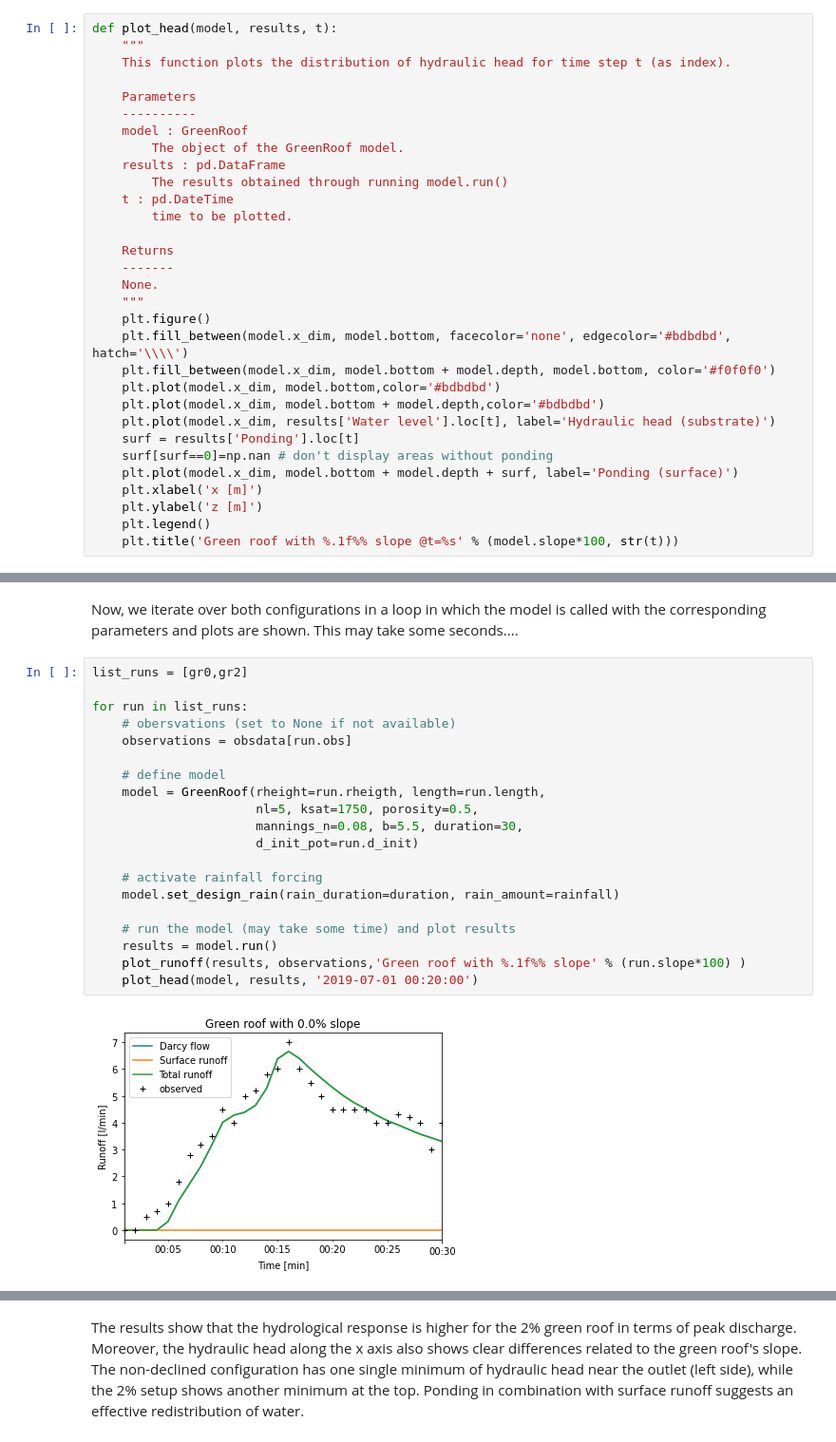
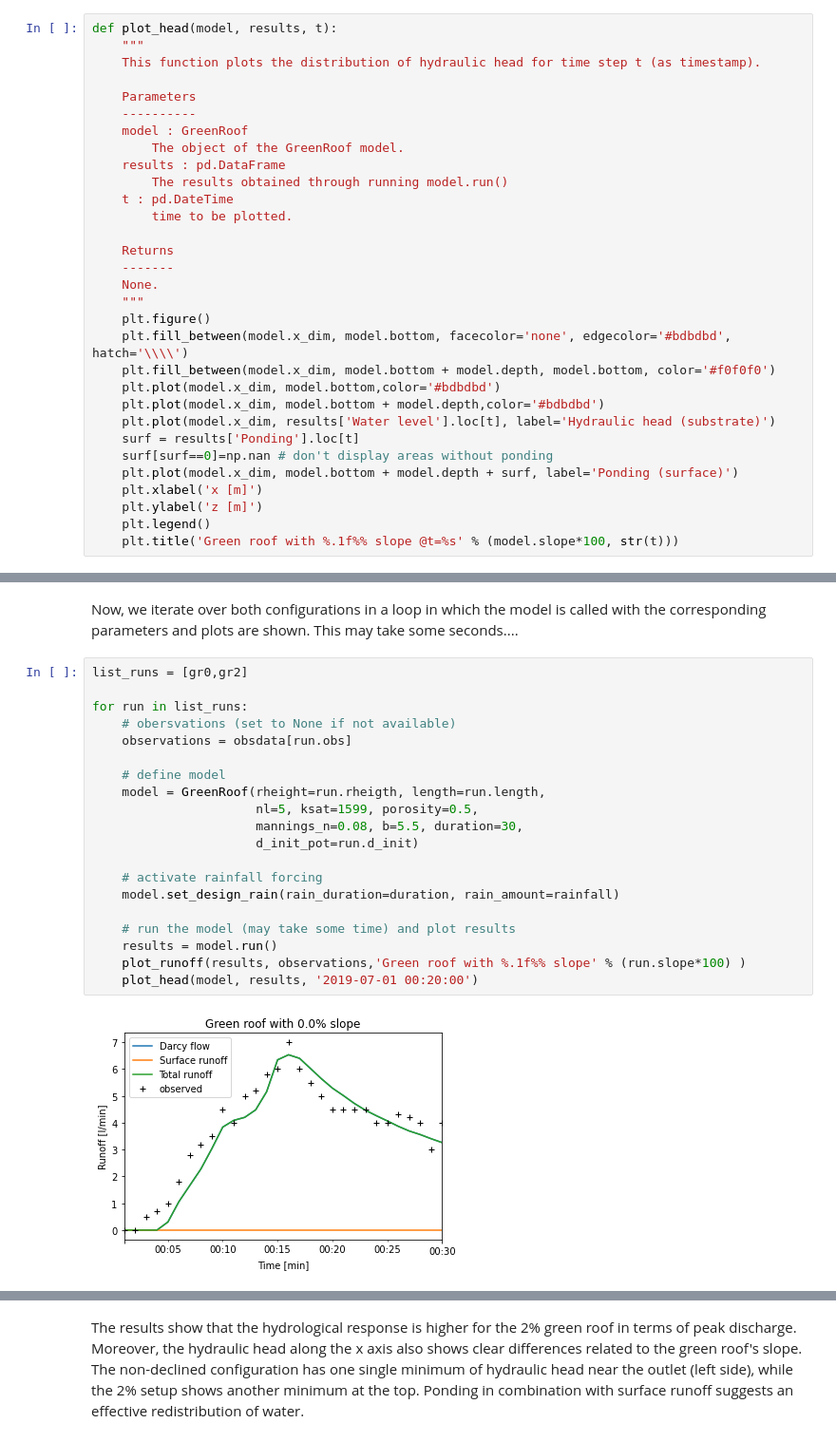
Before and after one commit to kristianfoerster/greenroof, a Jupyter notebook: Greenroof_test.ipynb, the cells around one changed output, grey strips where cells are left out. Shown: that part at 95% size. Saved outputs shown, nothing was run; the diff lists cells and outputs as text.

```diff
--- a/Greenroof_test.ipynb
+++ b/Greenroof_test.ipynb
@@ -47,7 +47,7 @@ def plot_runoff(df, obsdata=None, title=None):
 # %%
 def plot_head(model, results, t):
     """
-    This function plots the distribution of hydraulic head for time step t (as index).
+    This function plots the distribution of hydraulic head for time step t (as timestamp).
 
     Parameters
     ----------
@@ -120,25 +120,25 @@ Now, we iterate over both configurations in a loop in which the model is called
 # %%
 list_runs = [gr0,gr2]
 
 for run in list_runs:
     # obersvations (set to None if not available)
     observations = obsdata[run.obs]
 
     # define model
     model = GreenRoof(rheight=run.rheigth, length=run.length,
-                      nl=5, ksat=1750, porosity=0.5,
+                      nl=5, ksat=1599, porosity=0.5,
                       mannings_n=0.08, b=5.5, duration=30,
                       d_init_pot=run.d_init)
 
     # activate rainfall forcing
     model.set_design_rain(rain_duration=duration, rain_amount=rainfall)
 
     # run the model (may take some time) and plot results
     results = model.run()
     plot_runoff(results, observations,'Green roof with %.1f%% slope' % (run.slope*100) )
     plot_head(model, results, '2019-07-01 00:20:00')
 # %% [output]
-[figure, old version]
+[figure, new version]
 [figure]
 [figure]
 [figure]
```
